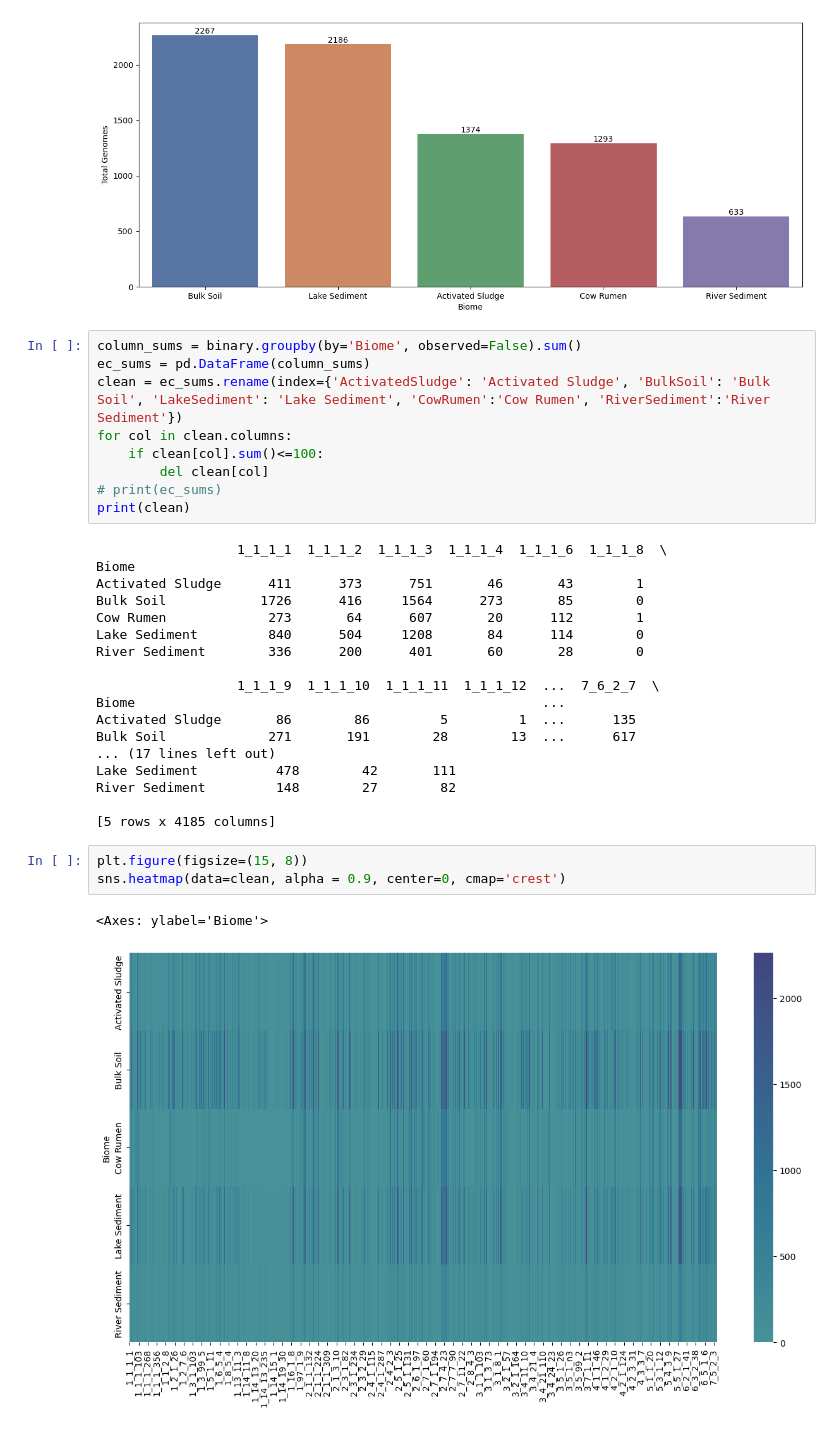
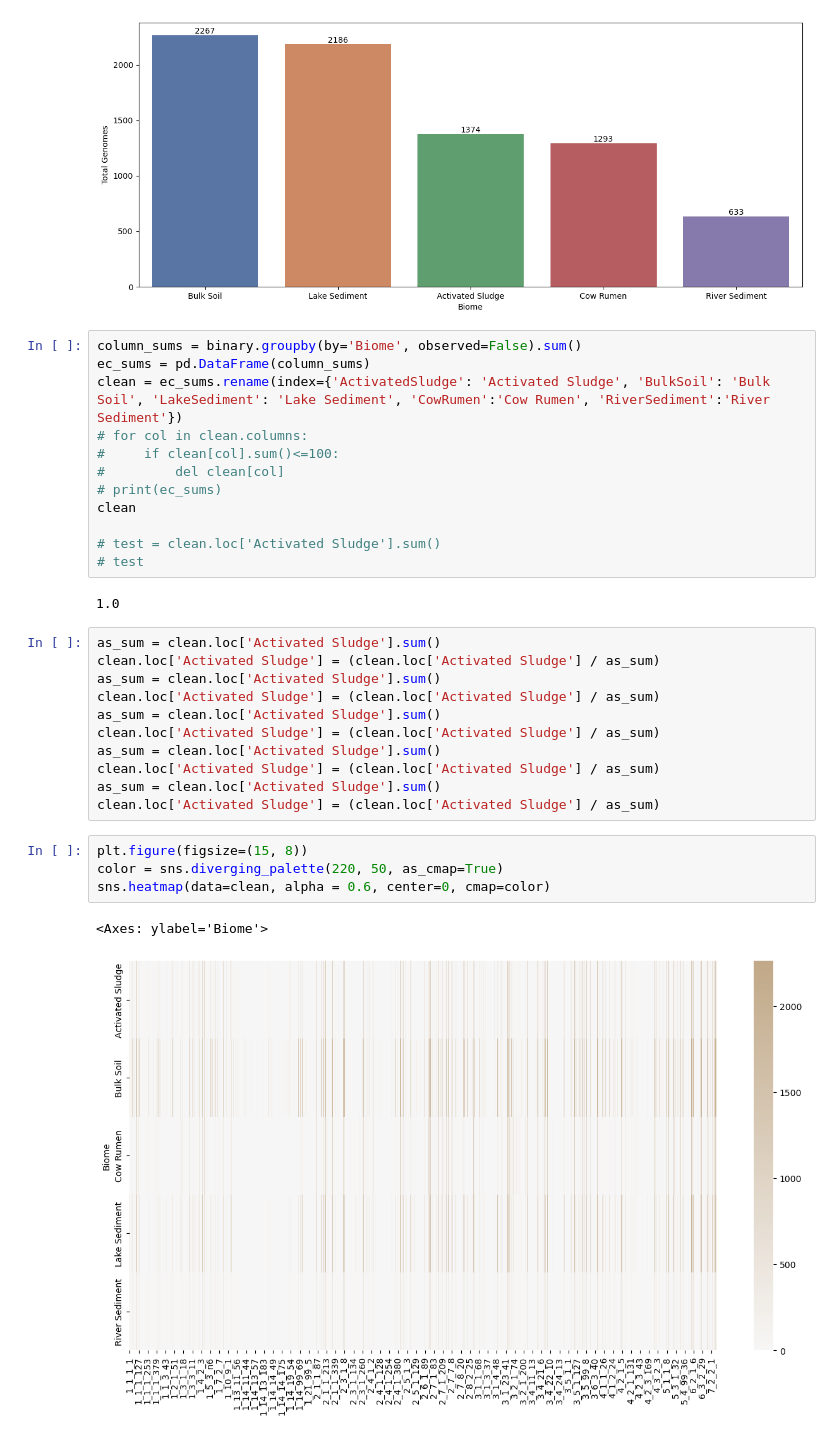
Before and after one commit to jtdocter27/EcoDr, a Jupyter notebook: EnCen/Figures for paper/figures.ipynb, the cells around one changed output. Saved outputs shown, nothing was run; the diff lists cells and outputs as text.

```diff
--- a/EnCen/Figures for paper/figures.ipynb
+++ b/EnCen/Figures for paper/figures.ipynb
@@ -62,32 +65,31 @@ plt.show()
 column_sums = binary.groupby(by='Biome', observed=False).sum()
 ec_sums = pd.DataFrame(column_sums)
 clean = ec_sums.rename(index={'ActivatedSludge': 'Activated Sludge', 'BulkSoil': 'Bulk Soil', 'LakeSediment': 'Lake Sediment', 'CowRumen':'Cow Rumen', 'RiverSediment':'River Sediment'})
-for col in clean.columns:
-    if clean[col].sum()<=100:
-        del clean[col]
+# for col in clean.columns:
+#     if clean[col].sum()<=100:
+#         del clean[col]
 # print(ec_sums)
-print(clean)
+clean
+
+# test = clean.loc['Activated Sludge'].sum()
+# test
 # %% [output]
-                  1_1_1_1  1_1_1_2  1_1_1_3  1_1_1_4  1_1_1_6  1_1_1_8  \
-Biome
-Activated Sludge      411      373      751       46       43        1
-Bulk Soil            1726      416     1564      273       85        0
-Cow Rumen             273       64      607       20      112        1
-Lake Sediment         840      504     1208       84      114        0
-River Sediment        336      200      401       60       28        0
-
-                  1_1_1_9  1_1_1_10  1_1_1_11  1_1_1_12  ...  7_6_2_7  \
-Biome                                                    ...
-Activated Sludge       86        86         5         1  ...      135
-Bulk Soil             271       191        28        13  ...      617
-... (17 lines left out)
-Lake Sediment          478        42       111
-River Sediment         148        27        82
-
-[5 rows x 4185 columns]
+1.0
+# %%
+as_sum = clean.loc['Activated Sludge'].sum()
+clean.loc['Activated Sludge'] = (clean.loc['Activated Sludge'] / as_sum)
+as_sum = clean.loc['Activated Sludge'].sum()
+clean.loc['Activated Sludge'] = (clean.loc['Activated Sludge'] / as_sum)
+as_sum = clean.loc['Activated Sludge'].sum()
+clean.loc['Activated Sludge'] = (clean.loc['Activated Sludge'] / as_sum)
+as_sum = clean.loc['Activated Sludge'].sum()
+clean.loc['Activated Sludge'] = (clean.loc['Activated Sludge'] / as_sum)
+as_sum = clean.loc['Activated Sludge'].sum()
+clean.loc['Activated Sludge'] = (clean.loc['Activated Sludge'] / as_sum)
 # %%
 plt.figure(figsize=(15, 8))
-sns.heatmap(data=clean, alpha = 0.9, center=0, cmap='crest')
+color = sns.diverging_palette(220, 50, as_cmap=True)
+sns.heatmap(data=clean, alpha = 0.6, center=0, cmap=color)
 # %% [output]
 <Axes: ylabel='Biome'>
-[figure, old version]
+[figure, new version]
```
Also changed, not shown: parts of 1 cell of this notebook.
